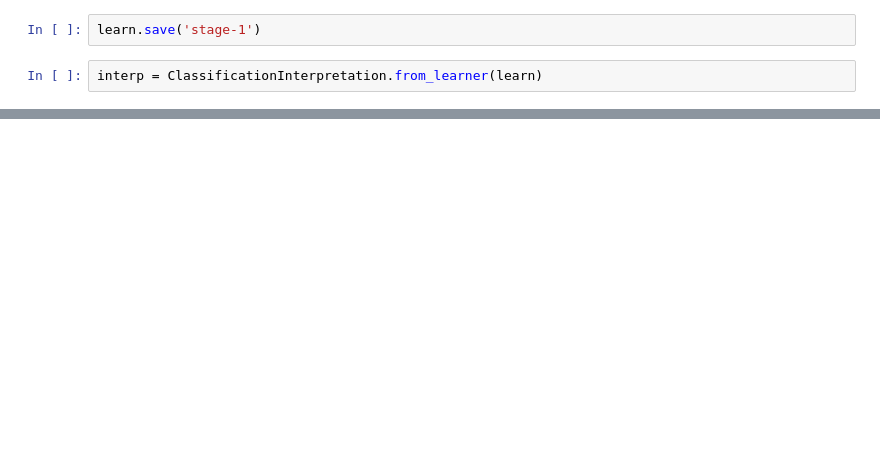
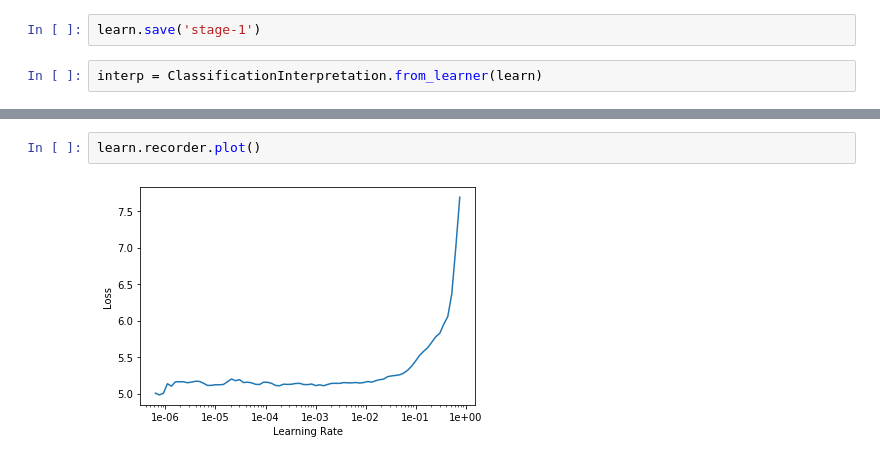
Before and after one commit to danielchen115/kaggle-competitions, a Jupyter notebook: humpback-whale-identification/Humpback Whale Identification.ipynb, the cells around one changed output, grey strips where cells are left out. Cells and saved outputs as stored; diff of their text form; blank space fills up the shorter version.

Commit message:
visualize learning rate finder

```diff
--- a/humpback-whale-identification/Humpback Whale Identification.ipynb
+++ b/humpback-whale-identification/Humpback Whale Identification.ipynb
@@ -67,0 +73,4 @@ interp.plot_top_losses(9, figsize=(15,11))
+# %%
+learn.recorder.plot()
+# %% [output]
+[figure, added]
```
Also changed, not shown: parts of 5 cells of this notebook.
